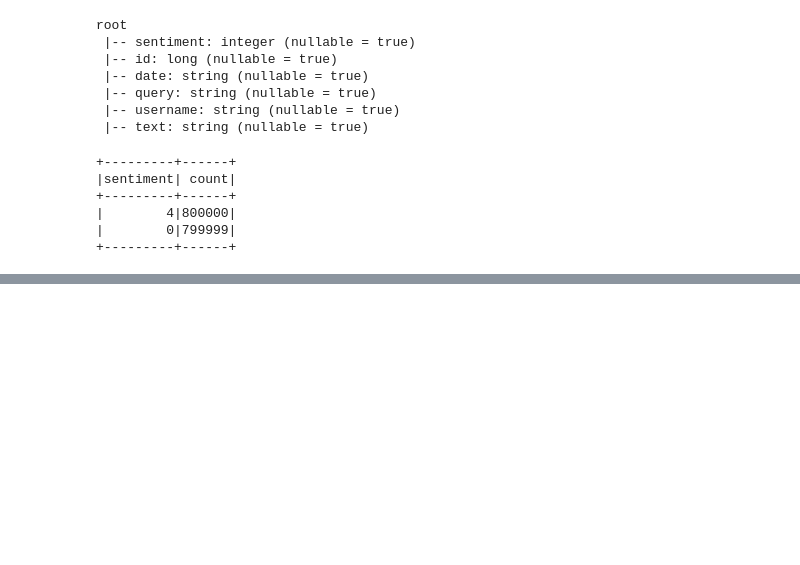
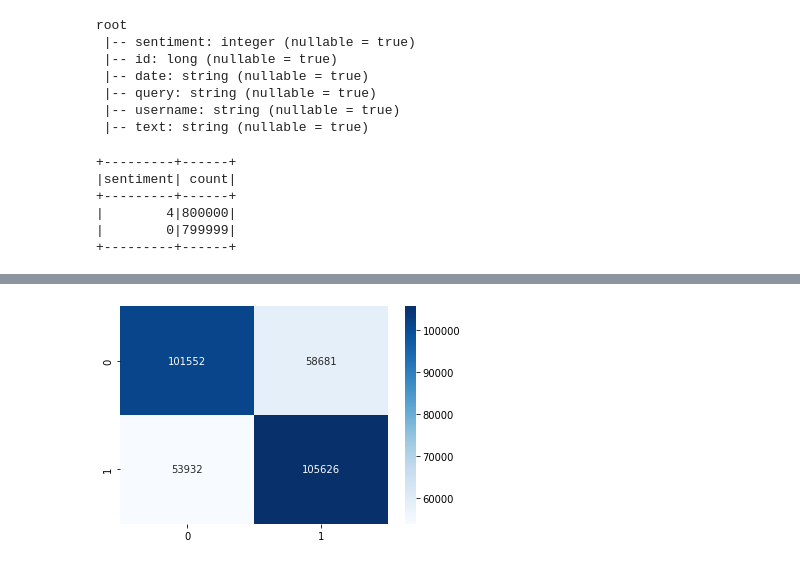
Before and after one commit to rasikaghadge/dsbda-min-project, a Jupyter notebook: sentiment_Analysis.ipynb, the cells around one changed output, grey strips where cells are left out. Cells and saved outputs as stored; diff of their text form; code cells hidden in the pictures; blank space fills up the shorter version.

```diff
--- a/sentiment_Analysis.ipynb
+++ b/sentiment_Analysis.ipynb
@@ -93,0 +306,3 @@ display(df2)
+# %%
+twitter_hash_df, hash_models = extract_features(df2, type="HashingTF")
+twitter_cv_df.show(5)
@@ -93,0 +481,2 @@ display(df2)
+# %%
+y_true, y_pred, best_params = grid_search_hyperparameter_tuning(twitter_hash_df, regParams=[0.01, 0.05, 0.1], elasticNetParams=[0.2,0.6,0.8], tolParams=[1e-06, 1e-03],maxIter=20)
@@ -93,0 +521,4 @@ display(df2)
+# %%
+print_heatmap(y_true, y_pred)
+# %% [output]
+[figure, added]
```
Also changed, not shown: parts of 46 cells of this notebook.
